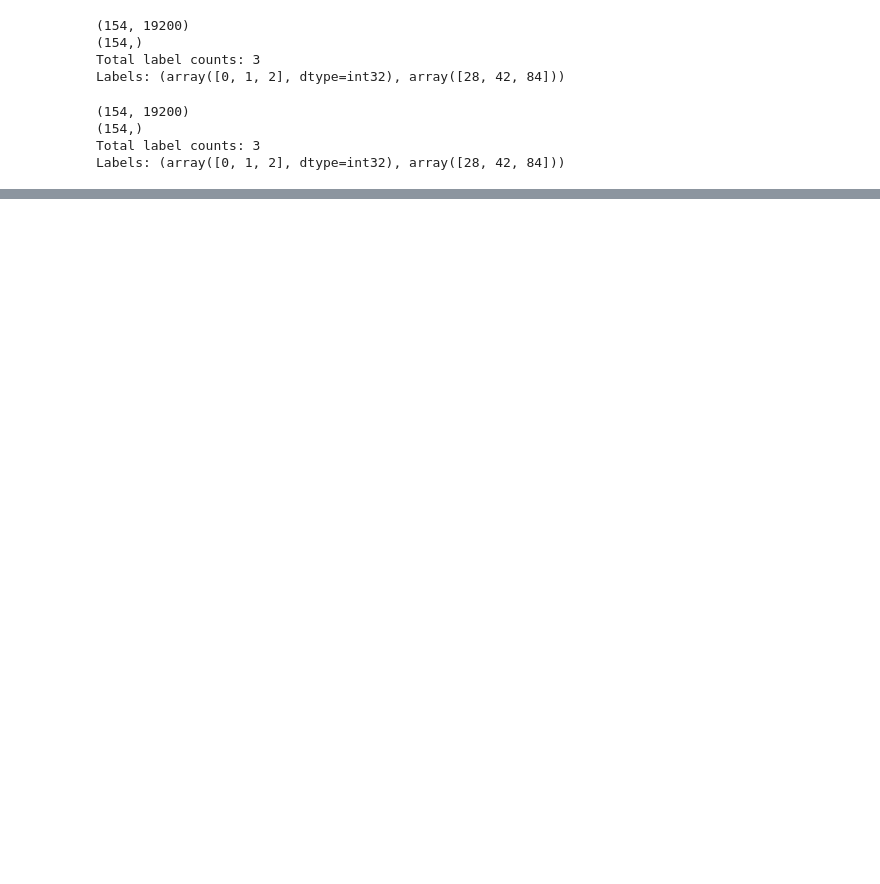
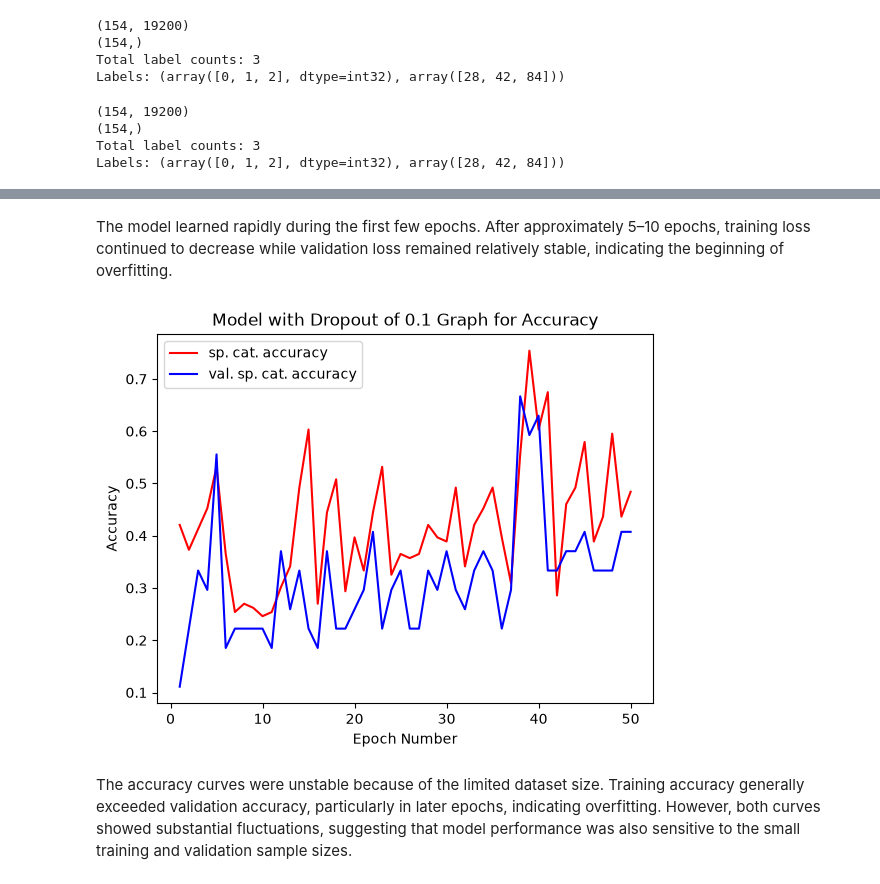
Before and after one commit to iatejacinda/3015_mlnn_final, a Jupyter notebook: image_classification.ipynb, the cells around one changed output, grey strips where cells are left out. Saved outputs shown, nothing was run; the diff lists cells and outputs as text; code cells hidden in the pictures; blank space fills up the shorter version.

```diff
--- a/image_classification.ipynb
+++ b/image_classification.ipynb
@@ -948,0 +1117,19 @@ classification_report(y_val, y_pred, zero_division = "warn", output_dict = True)
+# %% [markdown]
+The model learned rapidly during the first few epochs. After approximately 5–10 epochs, training loss continued to decrease while validation loss remained relatively stable, indicating the beginning of overfitting.
+# %%
+# overfitting graph for model with dropout of 0.1
+x2 = np.arange(1, 51, 1)
+y2A, y2B = low_do_history["sparse_categorical_accuracy"], low_do_history["val_sparse_categorical_accuracy"]
+
+plt.plot(x2, y2A, color = "r", label = "sp. cat. accuracy")
+plt.plot(x2, y2B, color = "b", label = "val. sp. cat. accuracy")
+
+plt.xlabel("Epoch Number")
+plt.ylabel("Accuracy")
+plt.title("Model with Dropout of 0.1 Graph for Accuracy")
+plt.legend()
+plt.show()
+# %% [output]
+[figure, added]
+# %% [markdown]
+The accuracy curves were unstable because of the limited dataset size. Training accuracy generally exceeded validation accuracy, particularly in later epochs, indicating overfitting. However, both curves showed substantial fluctuations, suggesting that model performance was also sensitive to the small training and validation sample sizes.
```
Also changed, not shown: parts of 43 cells of this notebook, 2 other files.
